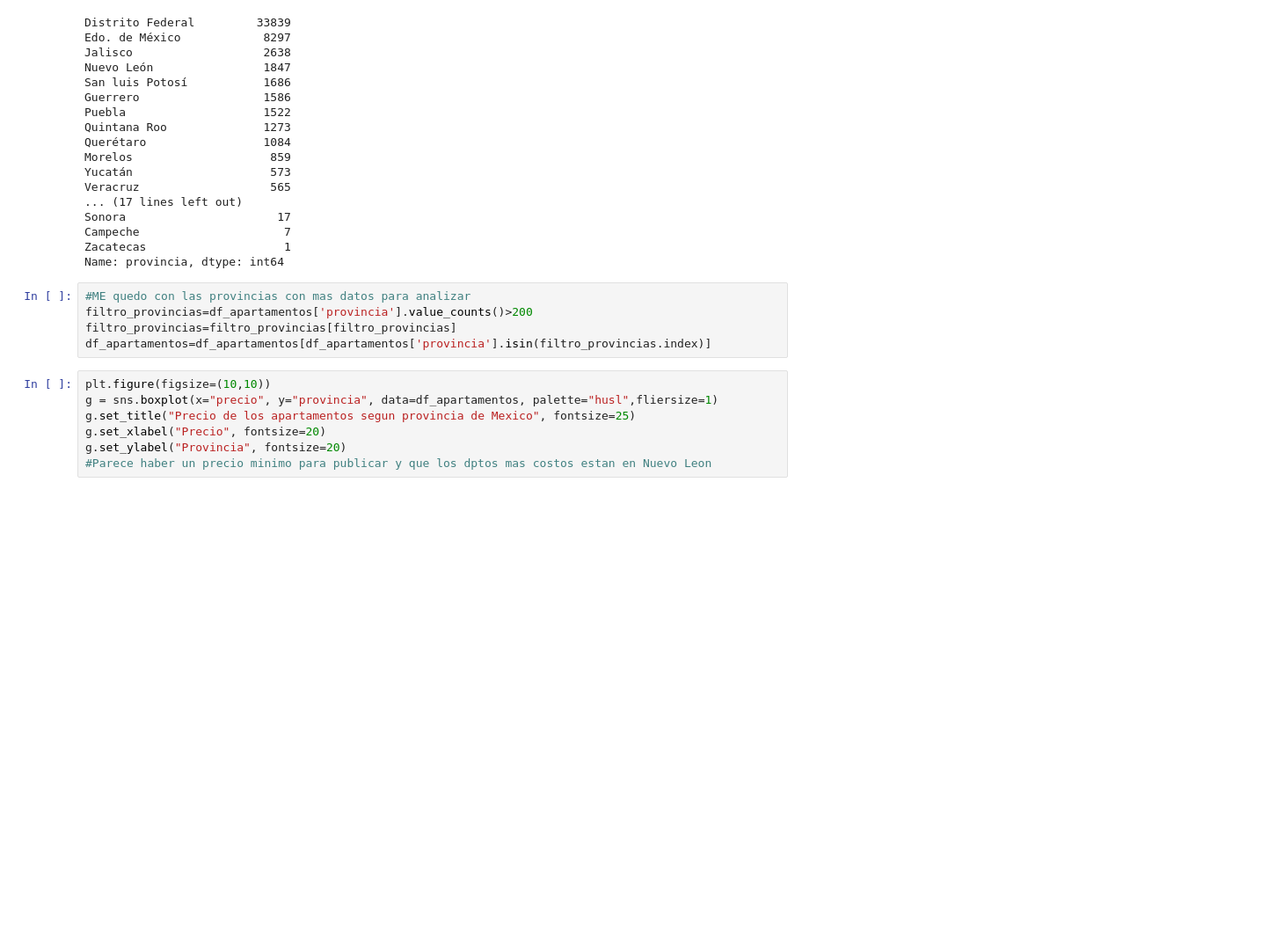
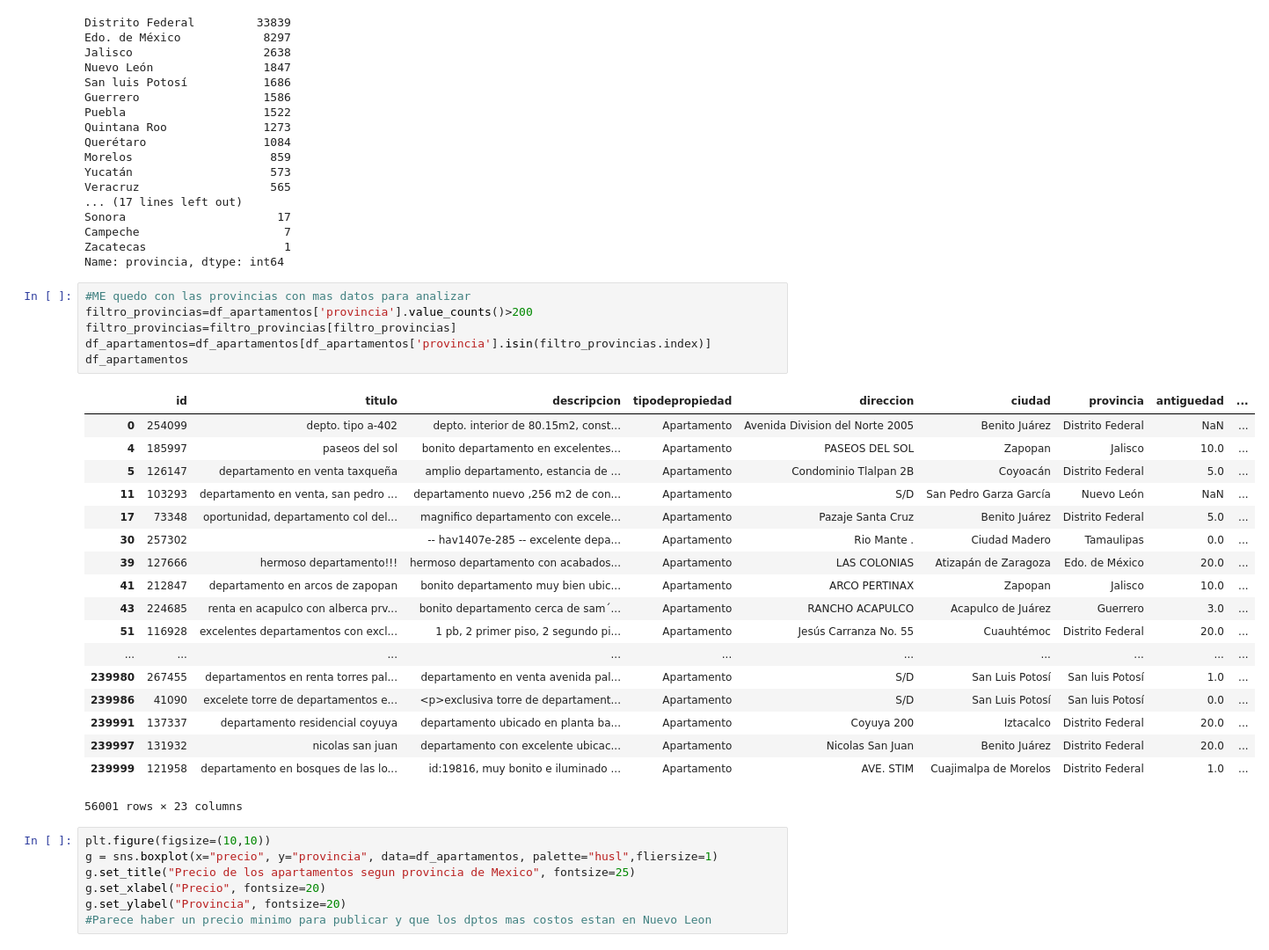
Before and after one commit to lorenzolgz/orgadatostp1, a Jupyter notebook: Analisis_basico.ipynb, the cells around one changed output. Shown at 88% size. Saved outputs shown, nothing was run; the diff lists cells and outputs as text; blank space fills up the shorter version.

```diff
--- a/Analisis_basico.ipynb
+++ b/Analisis_basico.ipynb
@@ -499,8 +497,28 @@ Name: provincia, dtype: int64
 # %%
 #ME quedo con las provincias con mas datos para analizar
 filtro_provincias=df_apartamentos['provincia'].value_counts()>200
 filtro_provincias=filtro_provincias[filtro_provincias]
 df_apartamentos=df_apartamentos[df_apartamentos['provincia'].isin(filtro_provincias.index)]
+df_apartamentos
+# %% [output]
+|  | id | titulo | descripcion | tipodepropiedad | direccion | ciudad | provincia | antiguedad | ... |
+| 0 | 254099 | depto. tipo a-402 | depto. interior de 80.15m2, const... | Apartamento | Avenida Division del Norte 2005 | Benito Juárez | Distrito Federal | NaN | ... |
+| 4 | 185997 | paseos del sol | bonito departamento en excelentes... | Apartamento | PASEOS DEL SOL | Zapopan | Jalisco | 10.0 | ... |
+| 5 | 126147 | departamento en venta taxqueña | amplio departamento, estancia de ... | Apartamento | Condominio Tlalpan 2B | Coyoacán | Distrito Federal | 5.0 | ... |
+| 11 | 103293 | departamento en venta, san pedro ... | departamento nuevo ,256 m2 de con... | Apartamento | S/D | San Pedro Garza García | Nuevo León | NaN | ... |
+| 17 | 73348 | oportunidad, departamento col del... | magnifico departamento con excele... | Apartamento | Pazaje Santa Cruz | Benito Juárez | Distrito Federal | 5.0 | ... |
+| 30 | 257302 |  | -- hav1407e-285 -- excelente depa... | Apartamento | Rio Mante . | Ciudad Madero | Tamaulipas | 0.0 | ... |
+| 39 | 127666 | hermoso departamento!!! | hermoso departamento con acabados... | Apartamento | LAS COLONIAS | Atizapán de Zaragoza | Edo. de México | 20.0 | ... |
+| 41 | 212847 | departamento en arcos de zapopan | bonito departamento muy bien ubic... | Apartamento | ARCO PERTINAX | Zapopan | Jalisco | 10.0 | ... |
+| 43 | 224685 | renta en acapulco con alberca prv... | bonito departamento cerca de sam´... | Apartamento | RANCHO ACAPULCO | Acapulco de Juárez | Guerrero | 3.0 | ... |
+| 51 | 116928 | excelentes departamentos con excl... | 1 pb, 2 primer piso, 2 segundo pi... | Apartamento | Jesús Carranza No. 55 | Cuauhtémoc | Distrito Federal | 20.0 | ... |
+| ... | ... | ... | ... | ... | ... | ... | ... | ... | ... |
+| 239980 | 267455 | departamentos en renta torres pal... | departamento en venta avenida pal... | Apartamento | S/D | San Luis Potosí | San luis Potosí | 1.0 | ... |
+| 239986 | 41090 | excelete torre de departamentos e... | <p>exclusiva torre de departament... | Apartamento | S/D | San Luis Potosí | San luis Potosí | 0.0 | ... |
+| 239991 | 137337 | departamento residencial coyuya | departamento ubicado en planta ba... | Apartamento | Coyuya 200 | Iztacalco | Distrito Federal | 20.0 | ... |
+| 239997 | 131932 | nicolas san juan | departamento con excelente ubicac... | Apartamento | Nicolas San Juan | Benito Juárez | Distrito Federal | 20.0 | ... |
+| 239999 | 121958 | departamento en bosques de las lo... | id:19816, muy bonito e iluminado ... | Apartamento | AVE. STIM | Cuajimalpa de Morelos | Distrito Federal | 1.0 | ... |
+56001 rows × 23 columns
 # %%
 plt.figure(figsize=(10,10))
 g = sns.boxplot(x="precio", y="provincia", data=df_apartamentos, palette="husl",fliersize=1)
```
Also changed, not shown: parts of 7 cells of this notebook.
